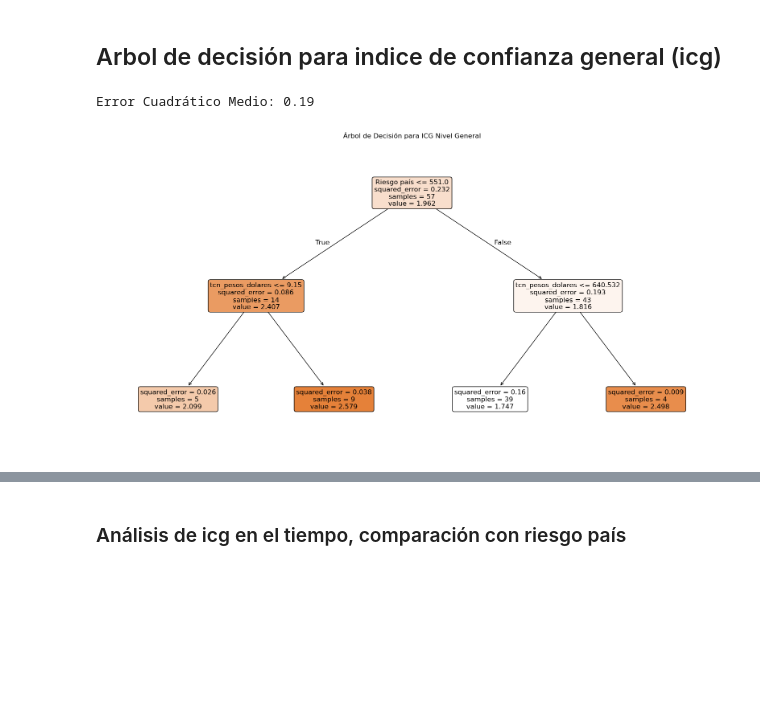
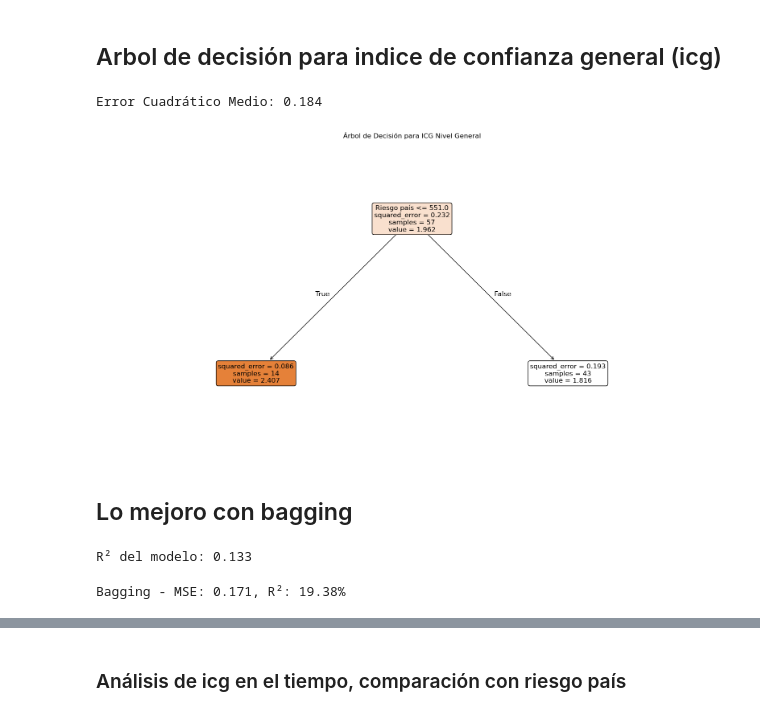
Before and after one commit to jtomasello247/ProyetctosTP, a Jupyter notebook: Predicción de confianza general.ipynb, the cells around one changed output, grey strips where cells are left out. Saved outputs shown, nothing was run; the diff lists cells and outputs as text; code cells hidden in the pictures; blank space fills up the shorter version.

Commit message:
Bagging, modelo con 20% de R^2

```diff
--- a/Predicción de confianza general.ipynb
+++ b/Predicción de confianza general.ipynb
@@ -314,44 +410,75 @@ from sklearn.metrics import mean_squared_error
 import matplotlib.pyplot as plt
 
 # Asumiendo que 'tabla' es tu DataFrame
 # Definir variables
 X = tabla[["tcn_pesos_dolares", "expectativa_inflacion_promedio",
            "Reservas_BCRA_millones", "Riesgo país"]]
 y = tabla["icg_nivel_general"]
 
 # Dividir los datos en entrenamiento y prueba
 X_train, X_test, y_train, y_test = train_test_split(X, y, test_size=0.2, random_state=42)
 
 # Crear y entrenar el modelo de árbol de decisión
 # Puedes ajustar los parámetros como max_depth, min_samples_split, etc.
-modelo_arbol = DecisionTreeRegressor(max_depth=2, random_state=42)
+modelo_arbol = DecisionTreeRegressor(max_depth=1, random_state=42)
 modelo_arbol.fit(X_train, y_train)
 
 # Evaluar el modelo
 predicciones = modelo_arbol.predict(X_test)
 mse = mean_squared_error(y_test, predicciones)
 print(f"Error Cuadrático Medio: {mse:.2f}")
 
 # Visualizar el árbol
 plt.figure(figsize=(20, 10))
 plot_tree(modelo_arbol,
           feature_names=X.columns.tolist(),
           filled=True,
           rounded=True,
           fontsize=12)
 plt.title("Árbol de Decisión para ICG Nivel General")
 plt.show()
-
-# Opcional: Exportar a gráfico más profesional (requiere graphviz)
-# from sklearn.tree import export_graphviz
-# import graphviz
-
-# dot_data = export_graphviz(modelo_arbol, out_file=None,
-#                          feature_names=X.columns,
-#                          filled=True, rounded=True,
-#                          special_characters=True)
-# graph = graphviz.Source(dot_data)
-# graph.render("arbol_decision_icg")  # Esto crea un archivo PDF
 # %% [output]
-Error Cuadrático Medio: 0.19
+Error Cuadrático Medio: 0.184
-[figure, old version]
+[figure, new version]
+# %% [markdown]
+## Lo mejoro con bagging
+# %%
+from sklearn.metrics import r2_score
+
+# Ya hiciste esto:
+predicciones = modelo_arbol.predict(X_test)
+
+# Ahora agregá esto:
+r2 = r2_score(y_test, predicciones)
+print(f"R² del modelo: {r2:.3f}")
+# %% [output]
+R² del modelo: 0.133
+# %%
+from sklearn.ensemble import BaggingRegressor
+from sklearn.tree import DecisionTreeRegressor
+
+# Árbol base
+arbol_base = DecisionTreeRegressor(max_depth=2, random_state=42)
+
+# Bagging con el parámetro correcto
+modelo_bagging = BaggingRegressor(
+    estimator=arbol_base,  # ← la corrección está acá
+    n_estimators=100,
+    bootstrap=True,
+    random_state=42
+)
+
+# Entrenar
+modelo_bagging.fit(X_train, y_train)
+
+# Predecir
+pred_bag = modelo_bagging.predict(X_test)
+
+# Métricas
+from sklearn.metrics import mean_squared_error, r2_score
+mse_bag = mean_squared_error(y_test, pred_bag)
+r2_bag = r2_score(y_test, pred_bag)
+
+print(f"Bagging - MSE: {mse_bag:.3f}, R²: {r2_bag:.2%}")
+# %% [output]
+Bagging - MSE: 0.171, R²: 19.38%
```
Also changed, not shown: parts of 23 cells of this notebook, 4 other files.
